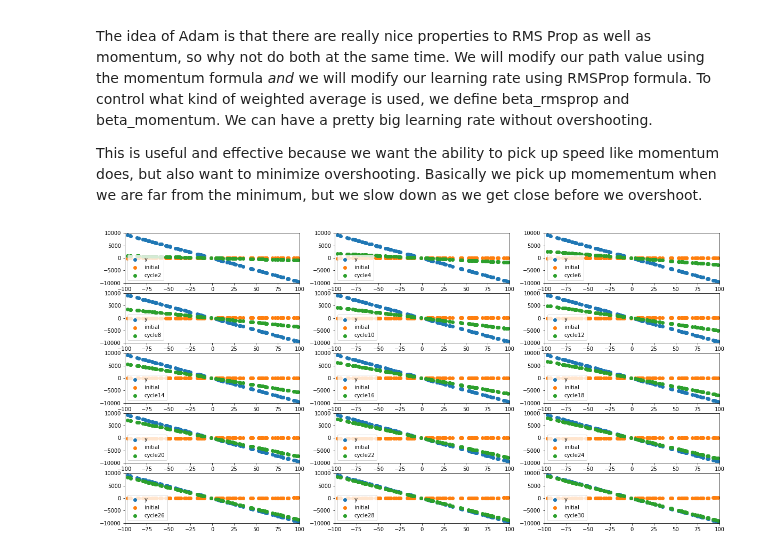
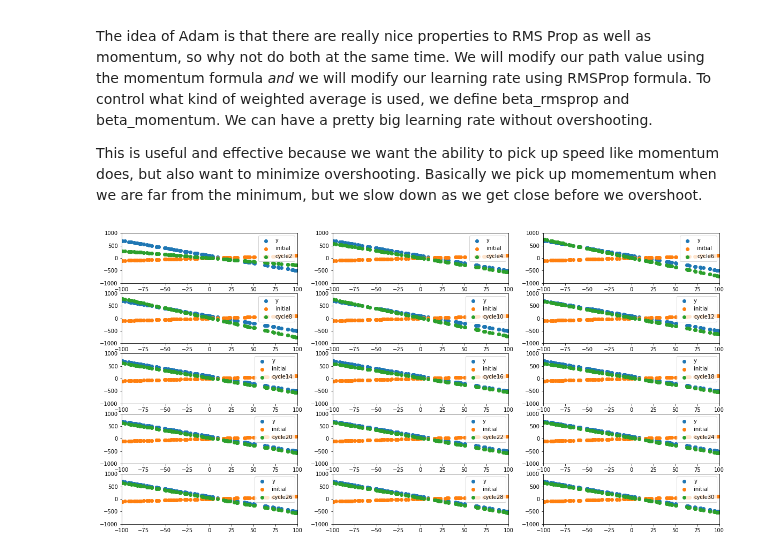
Before and after one commit to 1Paws7/blog, a Jupyter notebook: _notebooks/2020-06-11-GradientDescentforLinearRegression-P3.ipynb, the cells around one changed output. Saved outputs shown, nothing was run; the diff lists cells and outputs as text; code cells hidden in the pictures.

```diff
--- a/_notebooks/2020-06-11-GradientDescentforLinearRegression-P3.ipynb
+++ b/_notebooks/2020-06-11-GradientDescentforLinearRegression-P3.ipynb
@@ -39,9 +39,9 @@ import math
 from IPython.display import clear_output
 from time import sleep
 
-np.random.seed(43)
+np.random.seed(44)
 xs = np.random.randint(-100,100,100)
-ys = xs * np.random.randint(-100,100) + np.random.randint(-50,50)# + np.random.randint(-200,200,50)
+ys = xs * np.random.randint(-10,10) + 100 # + np.random.randint(-200,200,50)
 cycles = 50
 
 def graph_gradient_descent(values,cycles, figures,step):
@@ -56,7 +56,7 @@ def graph_gradient_descent(values,cycles, figures,step):
         plt.scatter(values['x'],values['cycle'+str(x*step)])
         labels = ['y','initial','cycle'+str(x*step)]
         plt.legend(labels)
-        plt.ylim(-10000,10000)
+        plt.ylim(-1000,1000)
         plt.xlim(-100,100)
 # %% [markdown]
 # Basic Gradient Descent
@@ -280,7 +280,7 @@ This is useful and effective because we want the ability to pick up speed like m
 # %%
 beta_rmsprop = 0.9
 beta_momentum = 0.7
-alpha = 500
+alpha = 200
 
 def gradient_descent_momentum(xs,ys,alpha,cycles,beta_rmsprop,beta_momentum):
     n = len(xs)
@@ -301,31 +301,31 @@ def gradient_descent_momentum(xs,ys,alpha,cycles,beta_rmsprop,beta_momentum):
         if cycle > 1:
             path_value_b = (beta_momentum) * weights[p_cycle_name].pvb + (1-beta_momentum) * path_value_b
             path_value_m = (beta_momentum) * weights[p_cycle_name].pvm + (1-beta_momentum) * path_value_m
 
         alpha_multiplier_b = abs(path_value_b)**2
         alpha_multiplier_m = abs(path_value_m)**2
 
         if cycle > 1:
             alpha_multiplier_b = (beta_rmsprop) * weights[p_cycle_name].am_b + (1-beta_rmsprop) * alpha_multiplier_b
             alpha_multiplier_m = (beta_rmsprop) * weights[p_cycle_name].am_m + (1-beta_rmsprop) * alpha_multiplier_m
 
         new_m = weights[p_cycle_name].m - path_value_m * adj_alpha / math.sqrt(alpha_multiplier_m)
         new_b = weights[p_cycle_name].b - path_value_b * adj_alpha / math.sqrt(alpha_multiplier_b)
 
         weights[c_cycle_name] = [new_m,
                                 new_b,
                                 path_value_m,
                                 path_value_b,
                                 alpha_multiplier_m,
                                 alpha_multiplier_b]
 
         y_pred = weights[c_cycle_name].m*values['x'] + weights[c_cycle_name].b
 
         values[c_cycle_name] = y_pred
 
     return weights,values
 
 weights, values = gradient_descent_momentum(xs,ys,alpha,cycles,beta_rmsprop,beta_momentum)
 graph_gradient_descent(values,cycles,15,2)
 # %% [output]
-[figure, old version]
+[figure, new version]
```
Also changed, not shown: parts of 5 cells of this notebook, 1 other file.
